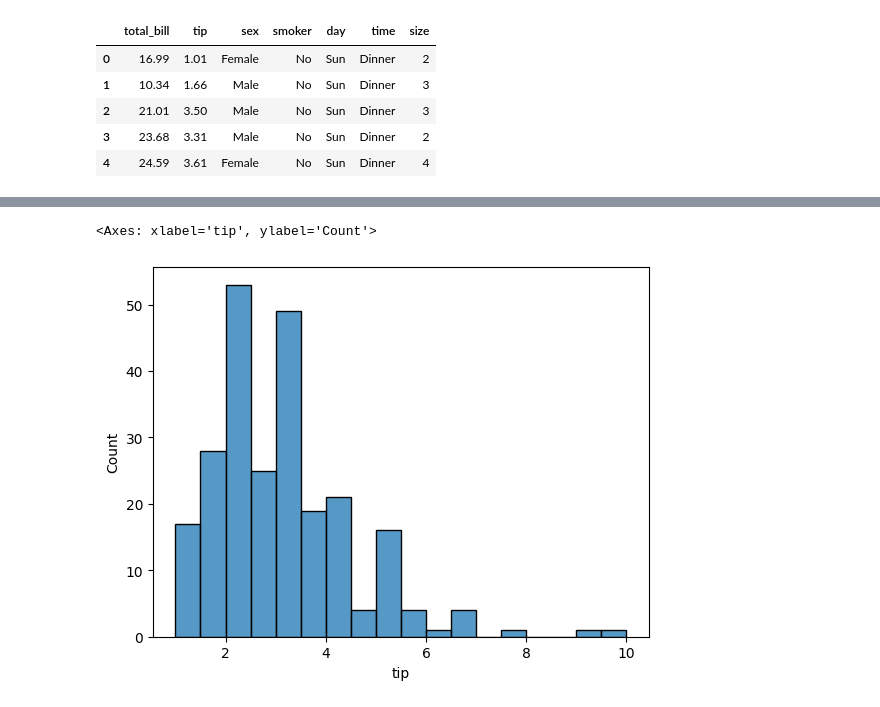
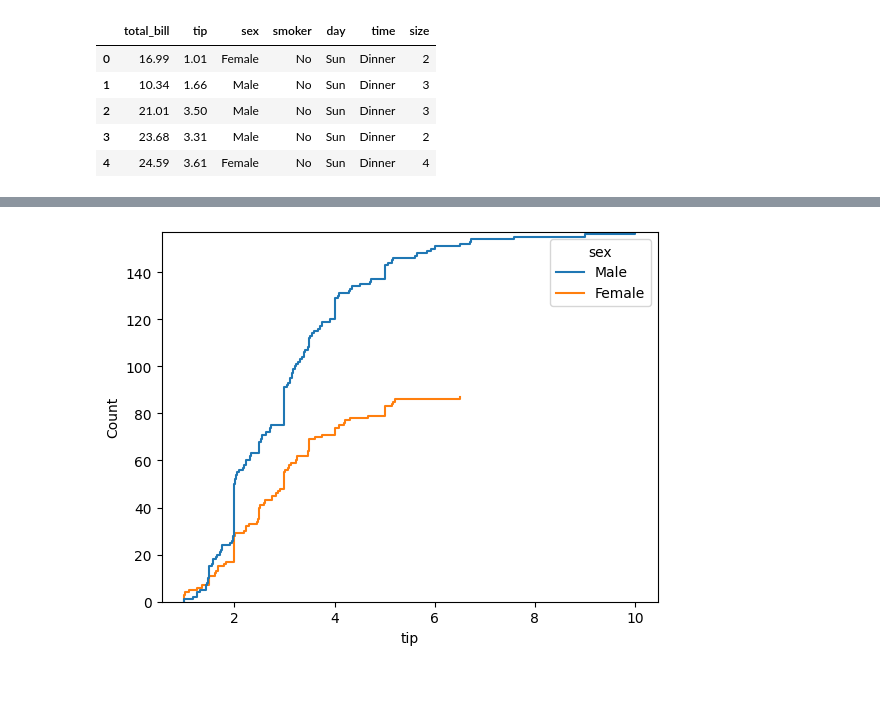
Before and after one commit to beto321/matplotlib_seaborn2, a Jupyter notebook: distribuciones.ipynb, the cells around one changed output, grey strips where cells are left out. Drawn from its saved outputs; the diff is of its cells as text; code cells hidden in the pictures.

Commit message:
learning about plots for categorical and numerical variables

```diff
--- a/distribuciones.ipynb
+++ b/distribuciones.ipynb
@@ -14,6 +28,5 @@ tips.head()
 # %%
-sns.histplot(data=tips,x='tip')
+sns.ecdfplot(data=tips,x='tip',hue='sex',stat='count')
 plt.show()
 # %% [output]
-<Axes: xlabel='tip', ylabel='Count'>
-[figure, old version]
+[figure, new version]
```
Also changed, not shown: parts of 3 cells of this notebook, 2 other files.
